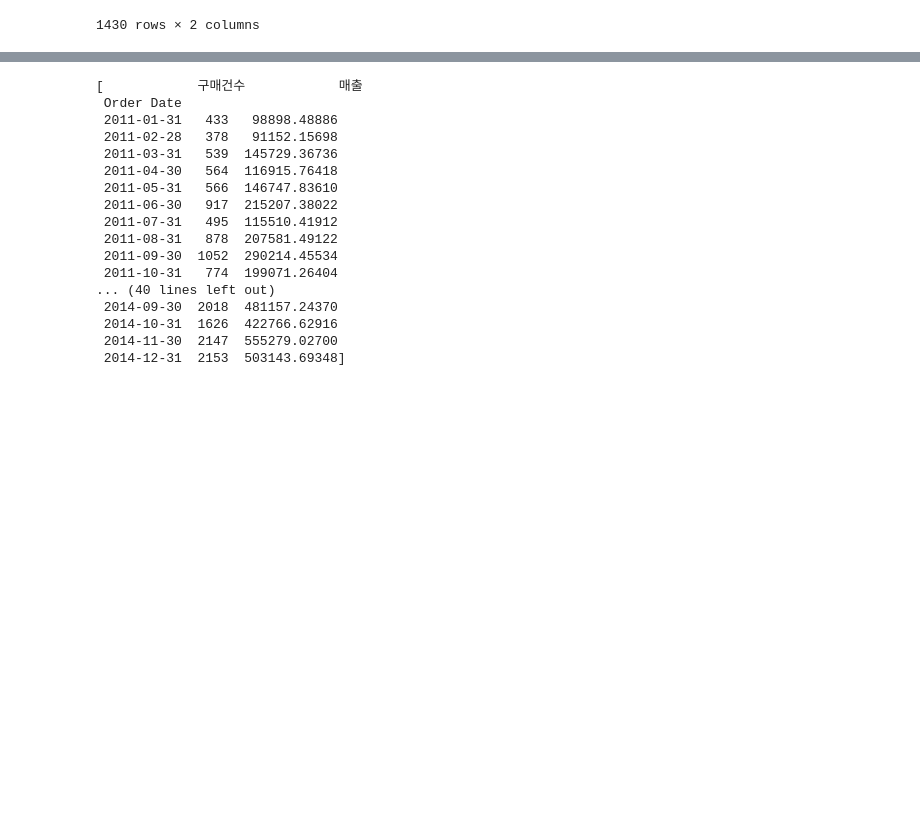
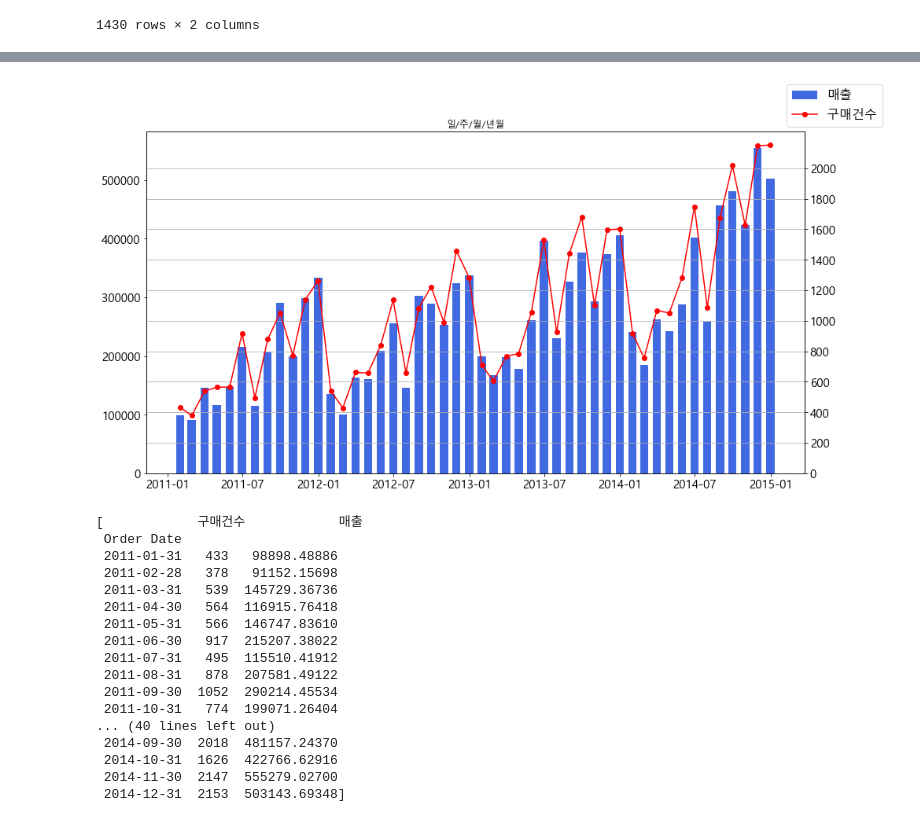
Before and after one commit to jintae2002/Ecommerce_pjt, a Jupyter notebook: Global_Superstore_Data_Final.ipynb, the cells around one changed output, grey strips where cells are left out. Drawn from its saved outputs; the diff is of its cells as text; code cells hidden in the pictures; blank space fills up the shorter version.

```diff
--- a/Global_Superstore_Data_Final.ipynb
+++ b/Global_Superstore_Data_Final.ipynb
@@ -76,3 +117,24 @@ df3 = df2.resample('M').sum()
+# %%
+plt.rcParams["figure.figsize"] = (15,8)
+fig, ax1 = plt.subplots(1,1)
+plt.xticks(fontsize=15)
+
+# dfs3[i]의 i를 바꾸면서 그림가능
+ax1.bar(df3.index, df3['매출'], color='royalblue',label='매출', width=20)
+ax1.tick_params(axis = 'y', labelsize =15)
+ax2 = ax1.twinx()
+ax2.plot(df3.index, df3['구매건수'],color='red',label='구매건수', marker='o')
+ax2.set_yticks([i*200 for i in range(11)])
+ax2.tick_params(axis = 'y', labelsize =15)
+
+
+plt.rc('legend', fontsize=16)
+plt.grid(True, axis='y')
+plt.title('일/주/월/년월')
+fig.legend()
+plt.show()
+# %% [output]
+[figure, added]
 # %%
 g3 = df3.groupby(pd.Grouper( freq='Y'))
 dfs3 = [group for _,group in g3]
```
Also changed, not shown: parts of 36 cells of this notebook, 1 other file.
